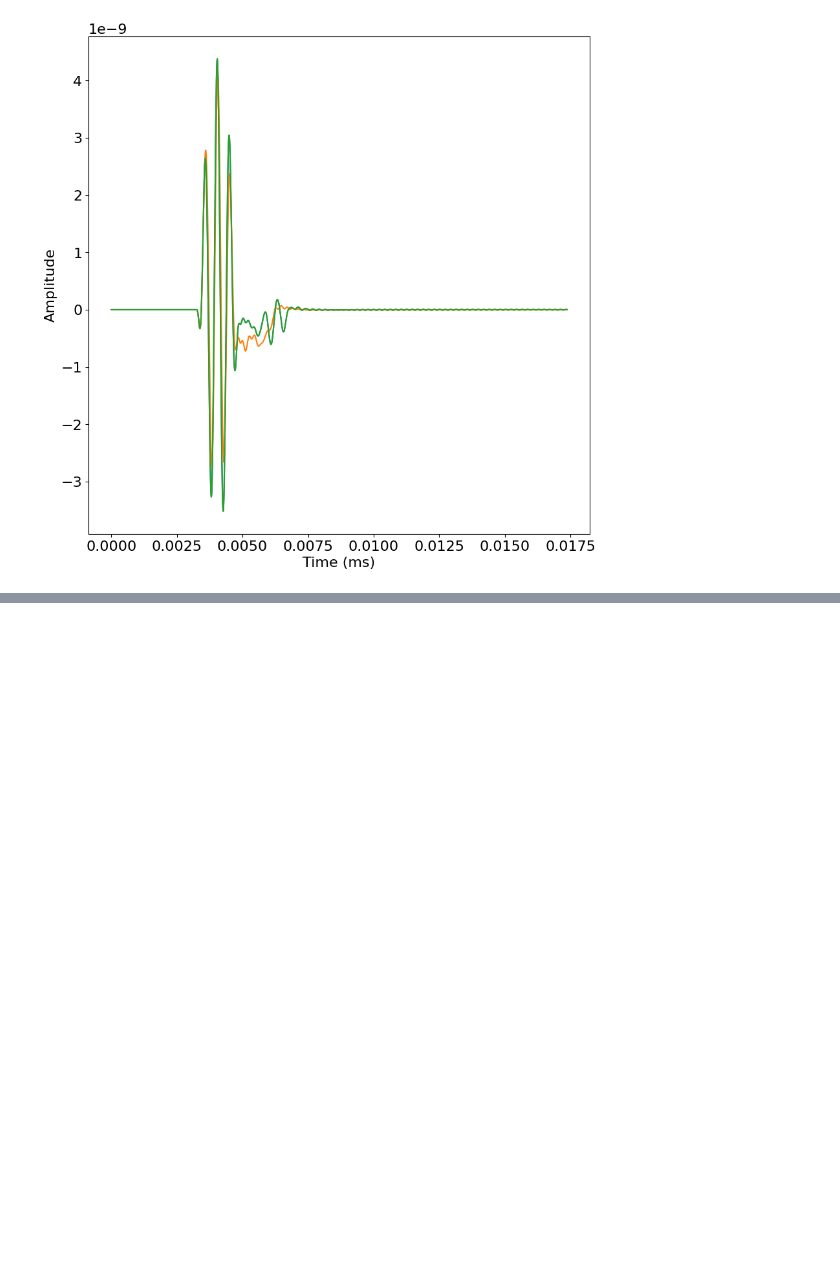
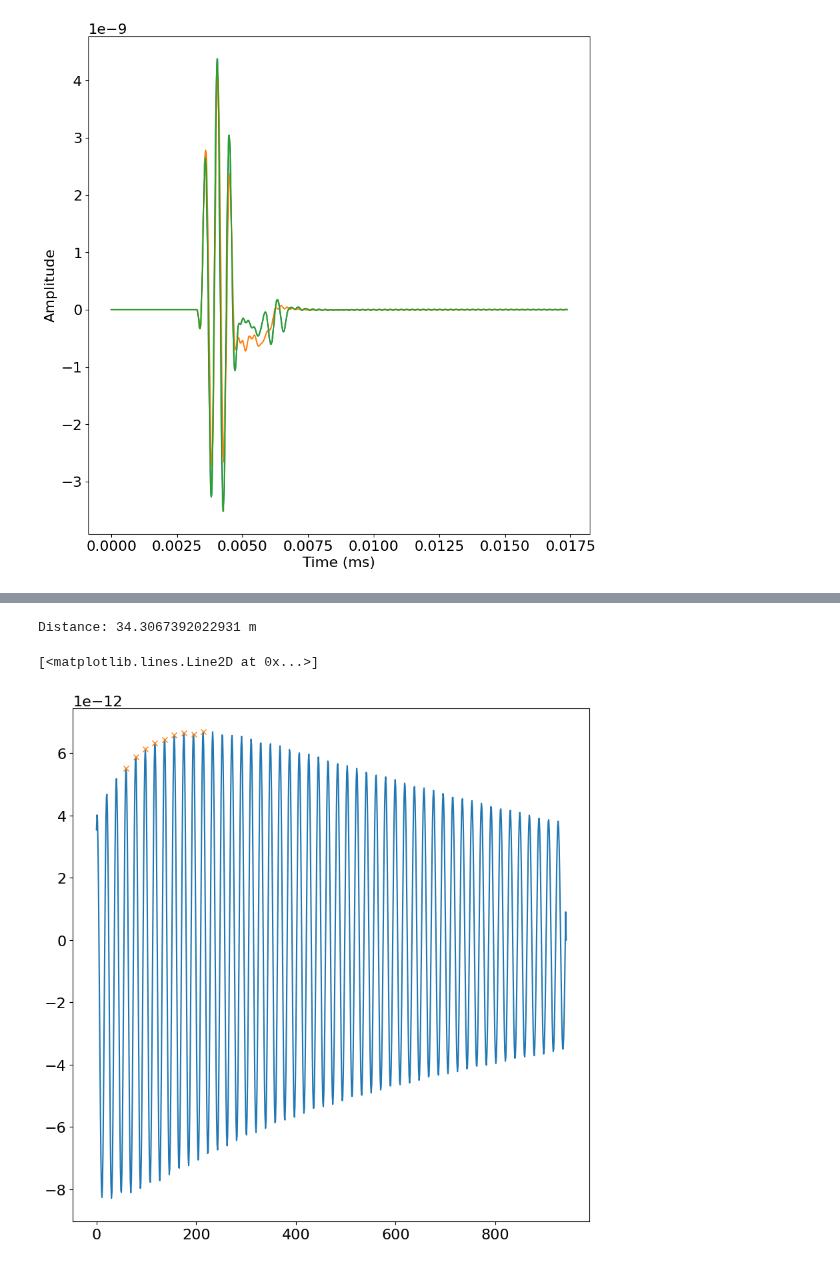
Before and after one commit to bgd54/sonar-FWI, a Jupyter notebook: notebooks/correlate.ipynb, the cells around one changed output, grey strips where cells are left out. Drawn from its saved outputs; the diff is of its cells as text; code cells hidden in the pictures; blank space fills up the shorter version.

Commit message:
correlation distances

```diff
--- a/notebooks/correlate.ipynb
+++ b/notebooks/correlate.ipynb
@@ -216,0 +221,17 @@ for i in range(ns):
+# %%
+corr_avg = correlate(np.average(rec.data, axis=1), ideal_signal1, mode='full')
+peak, _ = find_peaks(corr_avg, height=np.max(corr_avg) * 0.6, distance=10)
+print(f'Distance: {peak[0] * dt * v_water * 1e3} m')
+# %% [output]
+Distance: 34.3067392022931 m
+# %%
+cut = 900
+avg = np.average(rec.data, axis=1)[cut:]
+peaks, _ = find_peaks(avg)
+prominences = peak_prominences(avg, peaks)[0]
+true_peaks = peaks[(prominences - np.mean(prominences)) / np.std(prominences) > 1]
+plt.plot(avg)
+plt.plot(true_peaks, avg[true_peaks], 'x')
+# %% [output]
+[<matplotlib.lines.Line2D at 0x...>]
+[figure, added]
```
Also changed, not shown: parts of 4 cells of this notebook.
